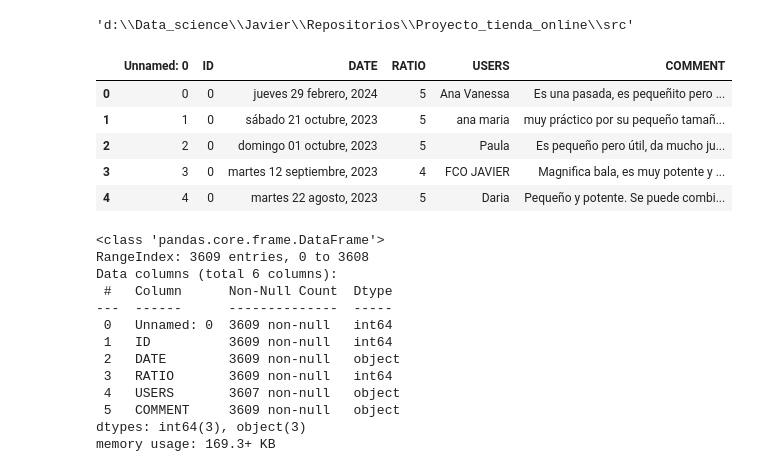
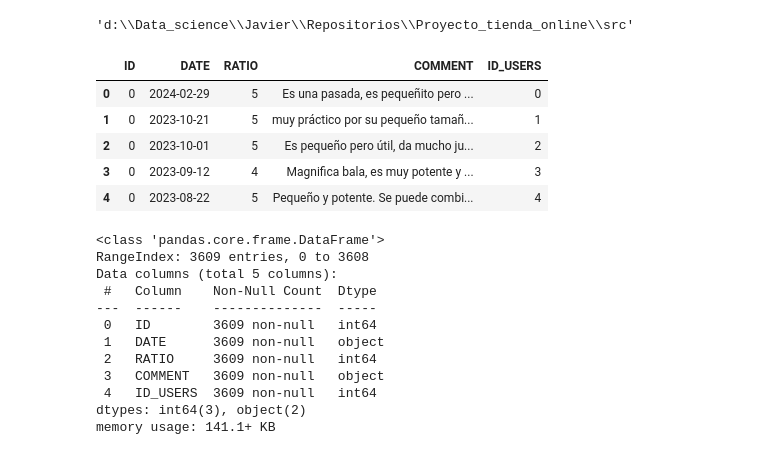
Before and after one commit to 75Engel/Proyecto_tienda_online, a Jupyter notebook: src/Notebook/04_Ingest.ipynb, the cells around one changed output. Drawn from its saved outputs; the diff is of its cells as text; code cells hidden in the pictures.

```diff
--- a/src/Notebook/04_Ingest.ipynb
+++ b/src/Notebook/04_Ingest.ipynb
@@ -497,28 +493,27 @@ from datetime import datetime,date
 import sqlite3
 from Utils import functions as f
 # %%
-df_date=pd.read_csv(r'Data\comentarios_scrape_240301.csv')
+df_date=pd.read_csv(r'Data\comentarios_240301.csv')
 df_date.head()
 # %% [output]
-|  | Unnamed: 0 | ID | DATE | RATIO | USERS | COMMENT |
-| 0 | 0 | 0 | jueves 29 febrero, 2024 | 5 | Ana Vanessa | Es una pasada, es pequeñito pero ... |
-| 1 | 1 | 0 | sábado 21 octubre, 2023 | 5 | ana maria | muy práctico por su pequeño tamañ... |
-| 2 | 2 | 0 | domingo 01 octubre, 2023 | 5 | Paula | Es pequeño pero útil, da mucho ju... |
-| 3 | 3 | 0 | martes 12 septiembre, 2023 | 4 | FCO JAVIER | Magnifica bala, es muy potente y ... |
-| 4 | 4 | 0 | martes 22 agosto, 2023 | 5 | Daria | Pequeño y potente. Se puede combi... |
+|  | ID | DATE | RATIO | COMMENT | ID_USERS |
+| 0 | 0 | 2024-02-29 | 5 | Es una pasada, es pequeñito pero ... | 0 |
+| 1 | 0 | 2023-10-21 | 5 | muy práctico por su pequeño tamañ... | 1 |
+| 2 | 0 | 2023-10-01 | 5 | Es pequeño pero útil, da mucho ju... | 2 |
+| 3 | 0 | 2023-09-12 | 4 | Magnifica bala, es muy potente y ... | 3 |
+| 4 | 0 | 2023-08-22 | 5 | Pequeño y potente. Se puede combi... | 4 |
 # %%
 df_date.info()
 # %% [output]
 <class 'pandas.core.frame.DataFrame'>
 RangeIndex: 3609 entries, 0 to 3608
-Data columns (total 6 columns):
- #   Column      Non-Null Count  Dtype
----  ------      --------------  -----
- 0   Unnamed: 0  3609 non-null   int64
- 1   ID          3609 non-null   int64
- 2   DATE        3609 non-null   object
- 3   RATIO       3609 non-null   int64
- 4   USERS       3607 non-null   object
- 5   COMMENT     3609 non-null   object
-dtypes: int64(3), object(3)
-memory usage: 169.3+ KB
+Data columns (total 5 columns):
+ #   Column    Non-Null Count  Dtype
+---  ------    --------------  -----
+ 0   ID        3609 non-null   int64
+ 1   DATE      3609 non-null   object
+ 2   RATIO     3609 non-null   int64
+ 3   COMMENT   3609 non-null   object
+ 4   ID_USERS  3609 non-null   int64
+dtypes: int64(3), object(2)
+memory usage: 141.1+ KB
```
Also changed, not shown: parts of 36 cells of this notebook, 10 other files.
